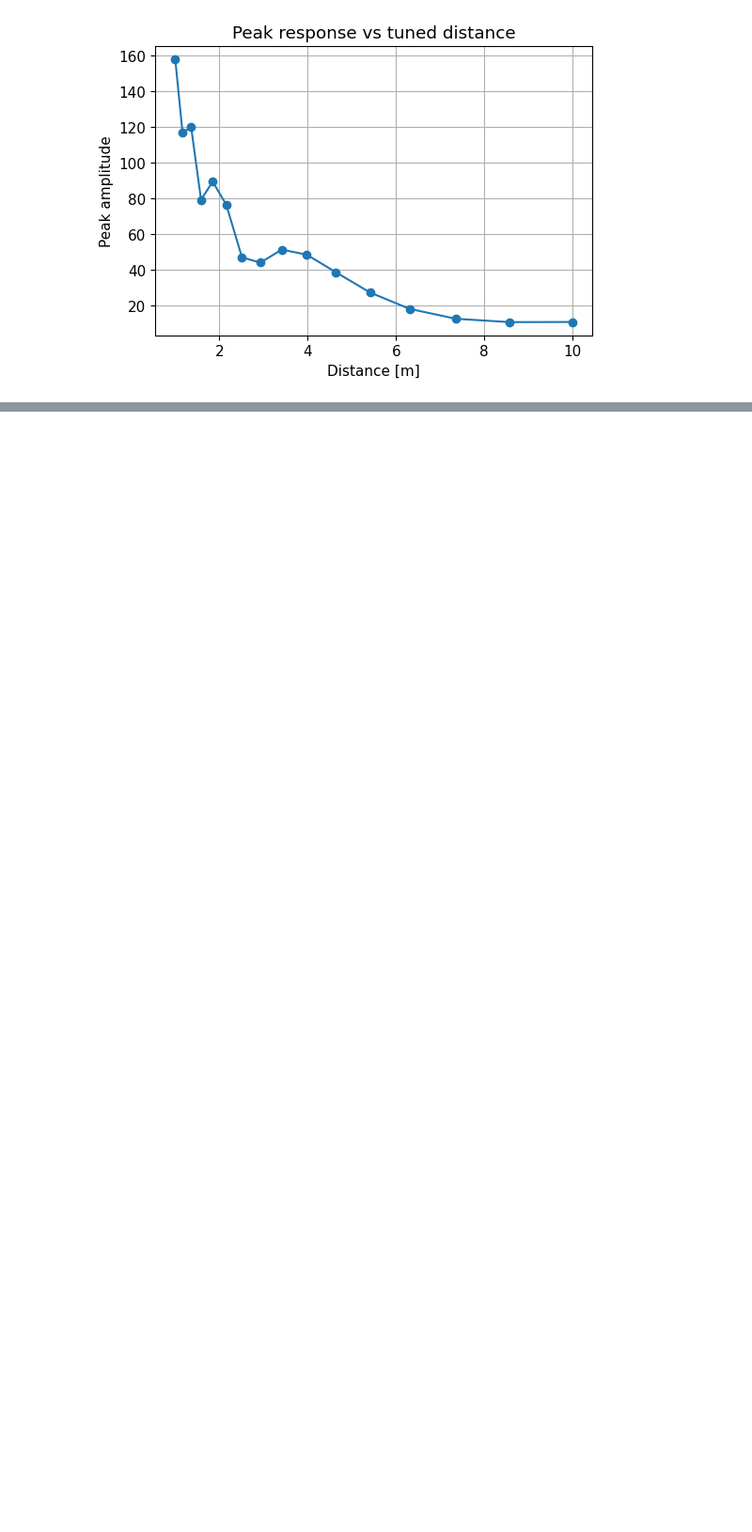
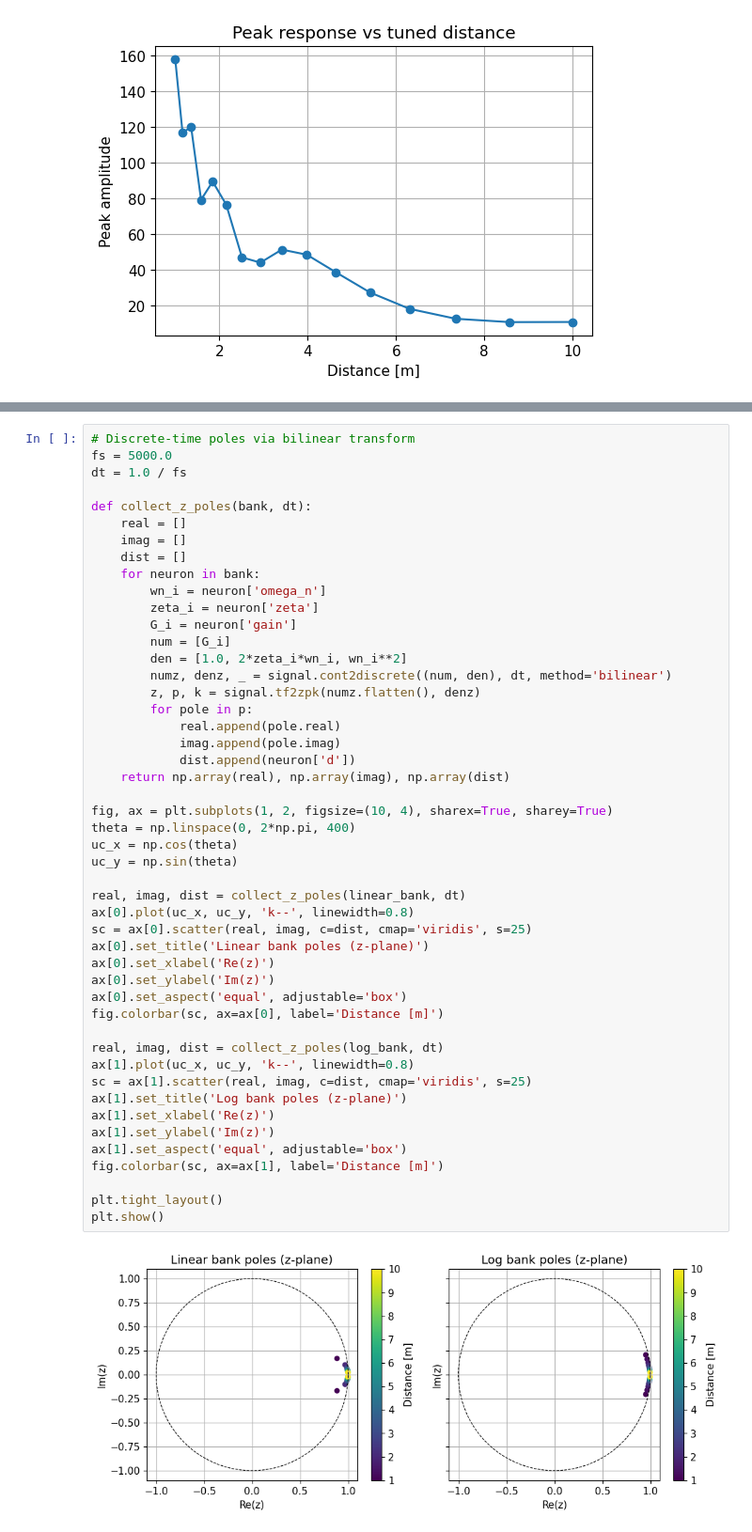
Before and after one commit to jackhenry02/Radar_SNN_2, a Jupyter notebook: theory/rf_control_theory.ipynb, the cells around one changed output, grey strips where cells are left out. Shown at 94% size. Cells and saved outputs as stored; diff of their text form; blank space fills up the shorter version.

```diff
--- a/theory/rf_control_theory.ipynb
+++ b/theory/rf_control_theory.ipynb
@@ -729,0 +834,50 @@ plt.show()
+# %%
+# Discrete-time poles via bilinear transform
+fs = 5000.0
+dt = 1.0 / fs
+
+def collect_z_poles(bank, dt):
+    real = []
+    imag = []
+    dist = []
+    for neuron in bank:
+        wn_i = neuron['omega_n']
+        zeta_i = neuron['zeta']
+        G_i = neuron['gain']
+        num = [G_i]
+        den = [1.0, 2*zeta_i*wn_i, wn_i**2]
+        numz, denz, _ = signal.cont2discrete((num, den), dt, method='bilinear')
+        z, p, k = signal.tf2zpk(numz.flatten(), denz)
+        for pole in p:
+            real.append(pole.real)
+            imag.append(pole.imag)
+            dist.append(neuron['d'])
+    return np.array(real), np.array(imag), np.array(dist)
+
+fig, ax = plt.subplots(1, 2, figsize=(10, 4), sharex=True, sharey=True)
+theta = np.linspace(0, 2*np.pi, 400)
+uc_x = np.cos(theta)
+uc_y = np.sin(theta)
+
+real, imag, dist = collect_z_poles(linear_bank, dt)
+ax[0].plot(uc_x, uc_y, 'k--', linewidth=0.8)
+sc = ax[0].scatter(real, imag, c=dist, cmap='viridis', s=25)
+ax[0].set_title('Linear bank poles (z-plane)')
+ax[0].set_xlabel('Re(z)')
+ax[0].set_ylabel('Im(z)')
+ax[0].set_aspect('equal', adjustable='box')
+fig.colorbar(sc, ax=ax[0], label='Distance [m]')
+
+real, imag, dist = collect_z_poles(log_bank, dt)
+ax[1].plot(uc_x, uc_y, 'k--', linewidth=0.8)
+sc = ax[1].scatter(real, imag, c=dist, cmap='viridis', s=25)
+ax[1].set_title('Log bank poles (z-plane)')
+ax[1].set_xlabel('Re(z)')
+ax[1].set_ylabel('Im(z)')
+ax[1].set_aspect('equal', adjustable='box')
+fig.colorbar(sc, ax=ax[1], label='Distance [m]')
+
+plt.tight_layout()
+plt.show()
+# %% [output]
+[figure, added]
```
Also changed, not shown: parts of 8 cells of this notebook.
